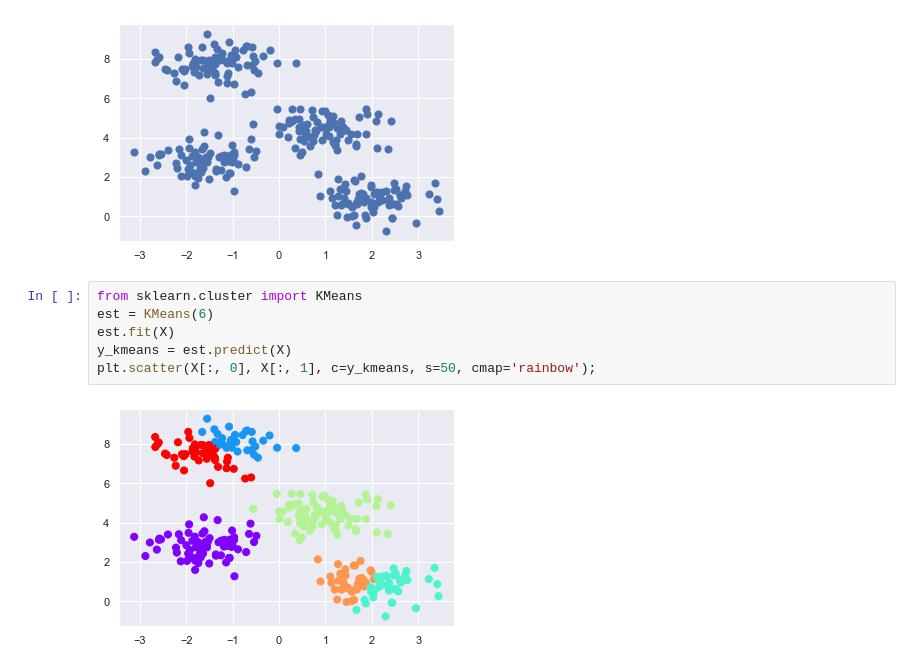
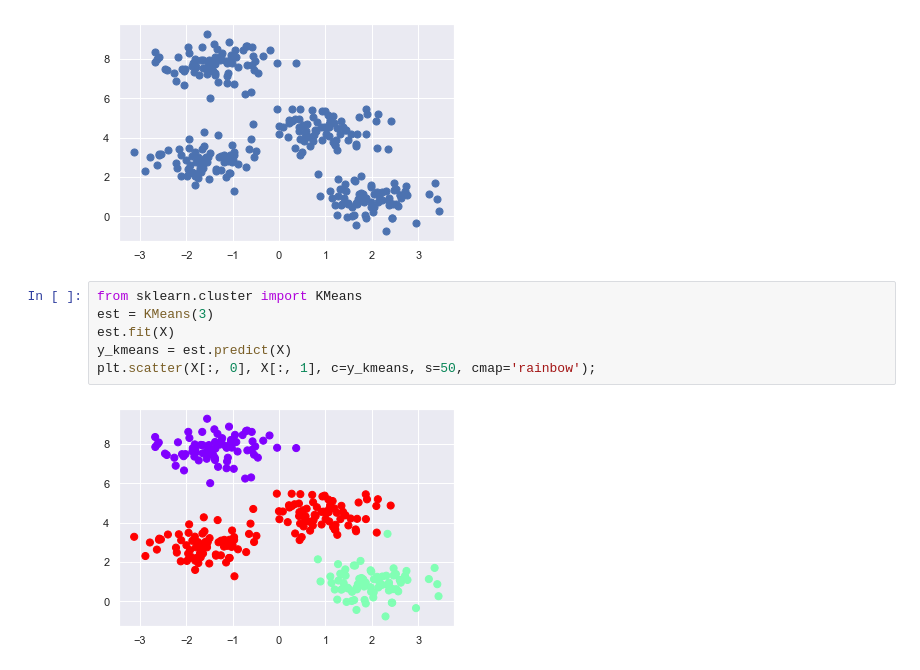
Before and after one commit to marcellusruben/JL_git_example, a Jupyter notebook: cluster.ipynb, the cells around one changed output. Cells and saved outputs as stored; diff of their text form.

```diff
--- a/cluster.ipynb
+++ b/cluster.ipynb
@@ -13,9 +13,9 @@ plt.scatter(X[:, 0], X[:, 1], s=50);
 [figure]
 # %%
 from sklearn.cluster import KMeans
-est = KMeans(6)
+est = KMeans(3)
 est.fit(X)
 y_kmeans = est.predict(X)
 plt.scatter(X[:, 0], X[:, 1], c=y_kmeans, s=50, cmap='rainbow');
 # %% [output]
-[figure, old version]
+[figure, new version]
```
